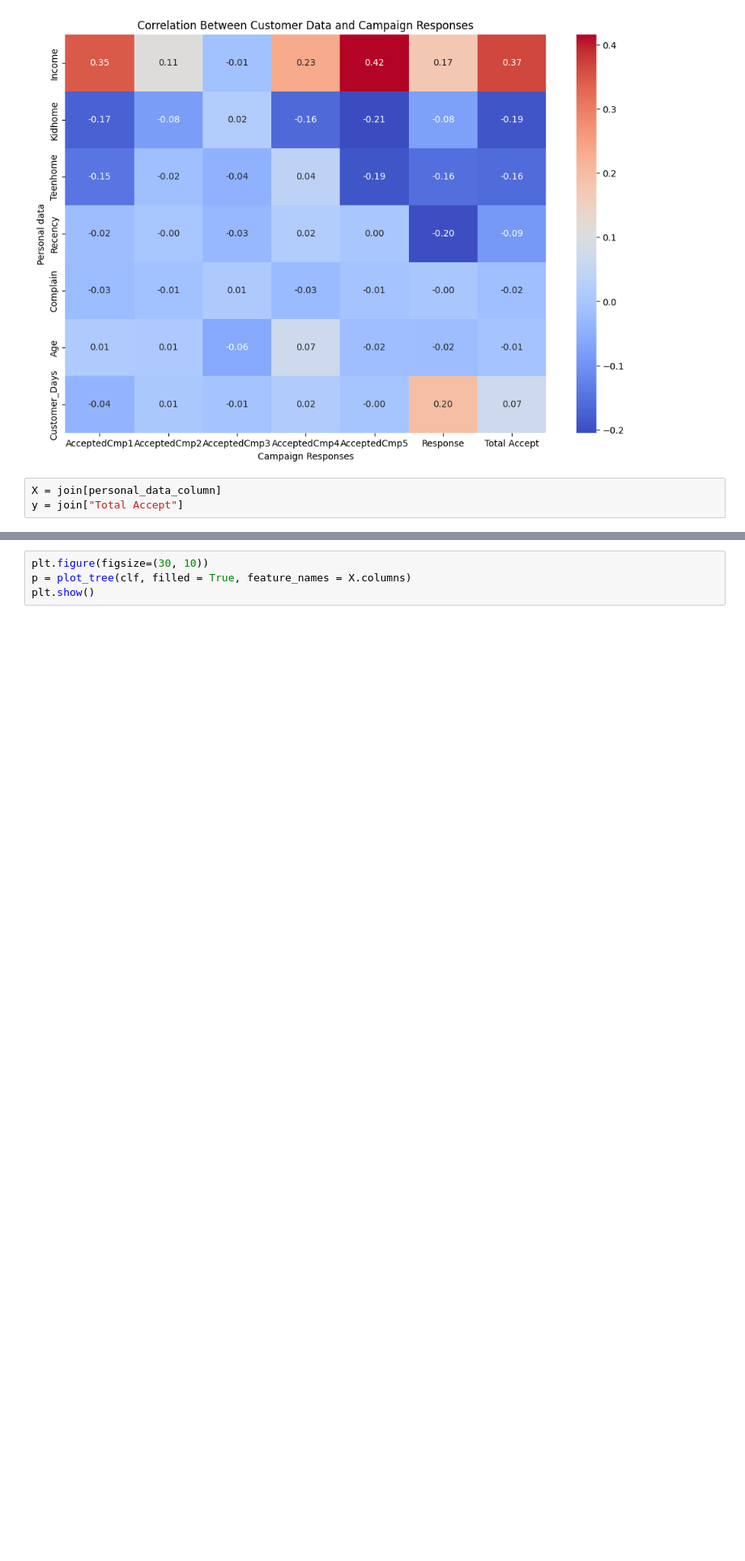
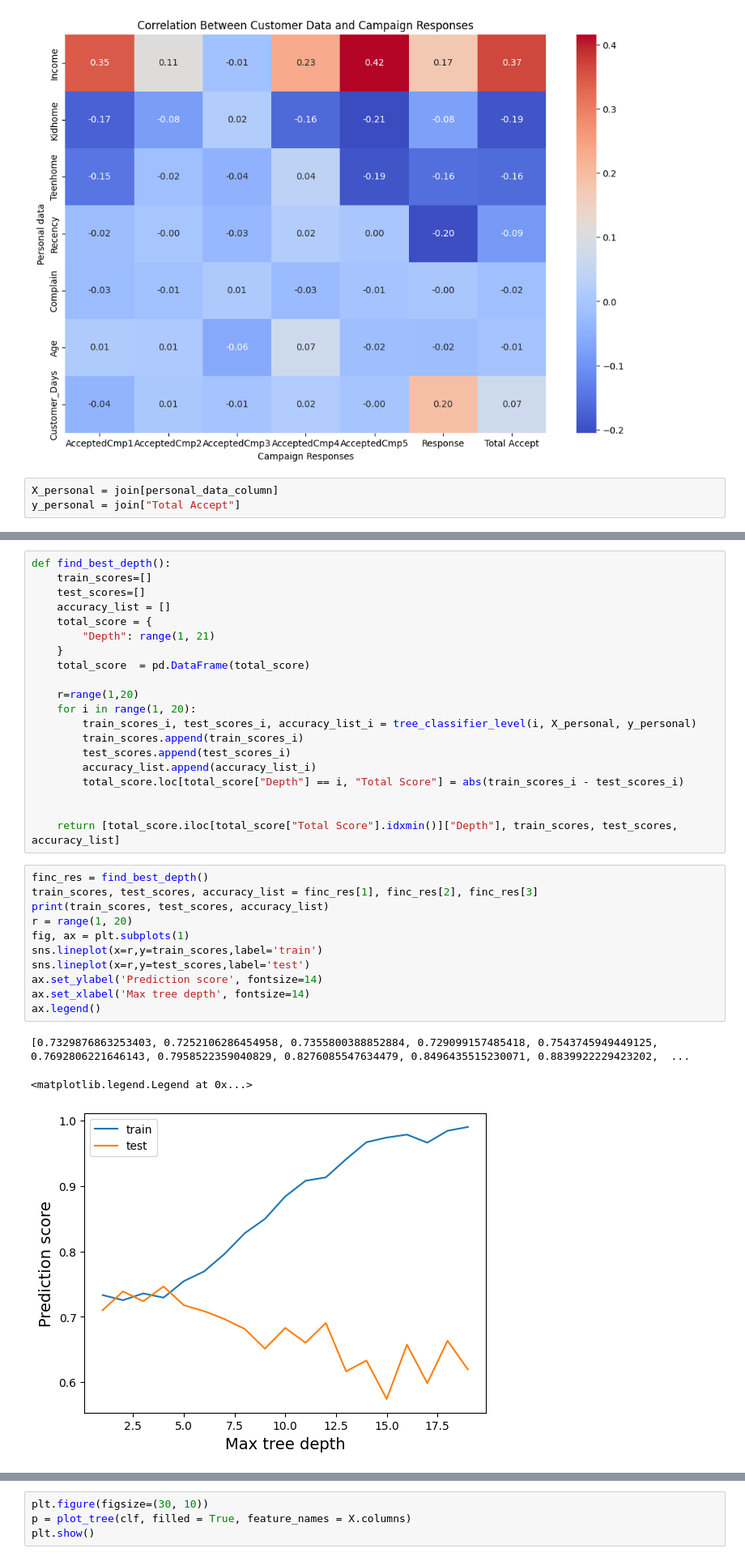
Before and after one commit to kevintao0417/F24_DATA110, a Jupyter notebook: Project/F1/customer_data.ipynb, the cells around one changed output, grey strips where cells are left out. Shown at 81% size. Drawn from its saved outputs; the diff is of its cells as text; blank space fills up the shorter version.

Commit message:
tree_classifier best depth

```diff
--- a/Project/F1/customer_data.ipynb
+++ b/Project/F1/customer_data.ipynb
@@ -88,5 +88,5 @@ plt.show()
 # %% [output]
 [figure]
 # %%
-X = join[personal_data_column]
-y = join["Total Accept"]
+X_personal = join[personal_data_column]
+y_personal = join["Total Accept"]
@@ -139,2 +106,37 @@ Accuracy of level 19: 0.75
+# %%
+def find_best_depth():
+    train_scores=[]
+    test_scores=[]
+    accuracy_list = []
+    total_score = {
+        "Depth": range(1, 21)
+    }
+    total_score  = pd.DataFrame(total_score)
+
+    r=range(1,20)
+    for i in range(1, 20):
+        train_scores_i, test_scores_i, accuracy_list_i = tree_classifier_level(i, X_personal, y_personal)
+        train_scores.append(train_scores_i)
+        test_scores.append(test_scores_i)
+        accuracy_list.append(accuracy_list_i)
+        total_score.loc[total_score["Depth"] == i, "Total Score"] = abs(train_scores_i - test_scores_i)
+
+
+    return [total_score.iloc[total_score["Total Score"].idxmin()]["Depth"], train_scores, test_scores, accuracy_list]
+# %%
+finc_res = find_best_depth()
+train_scores, test_scores, accuracy_list = finc_res[1], finc_res[2], finc_res[3]
+print(train_scores, test_scores, accuracy_list)
+r = range(1, 20)
+fig, ax = plt.subplots(1)
+sns.lineplot(x=r,y=train_scores,label='train')
+sns.lineplot(x=r,y=test_scores,label='test')
+ax.set_ylabel('Prediction score', fontsize=14)
+ax.set_xlabel('Max tree depth', fontsize=14)
+ax.legend()
+# %% [output]
+[0.7329876863253403, 0.7252106286454958, 0.7355800388852884, 0.729099157485418, 0.7543745949449125, 0.7692806221646143, 0.7958522359040829, 0.8276085547634479, 0.8496435515230071, 0.8839922229423202,  ...
+<matplotlib.legend.Legend at 0x...>
+[figure, added]
 # %%
 fig, ax = plt.subplots(1)
```
Also changed, not shown: parts of 5 cells of this notebook.
